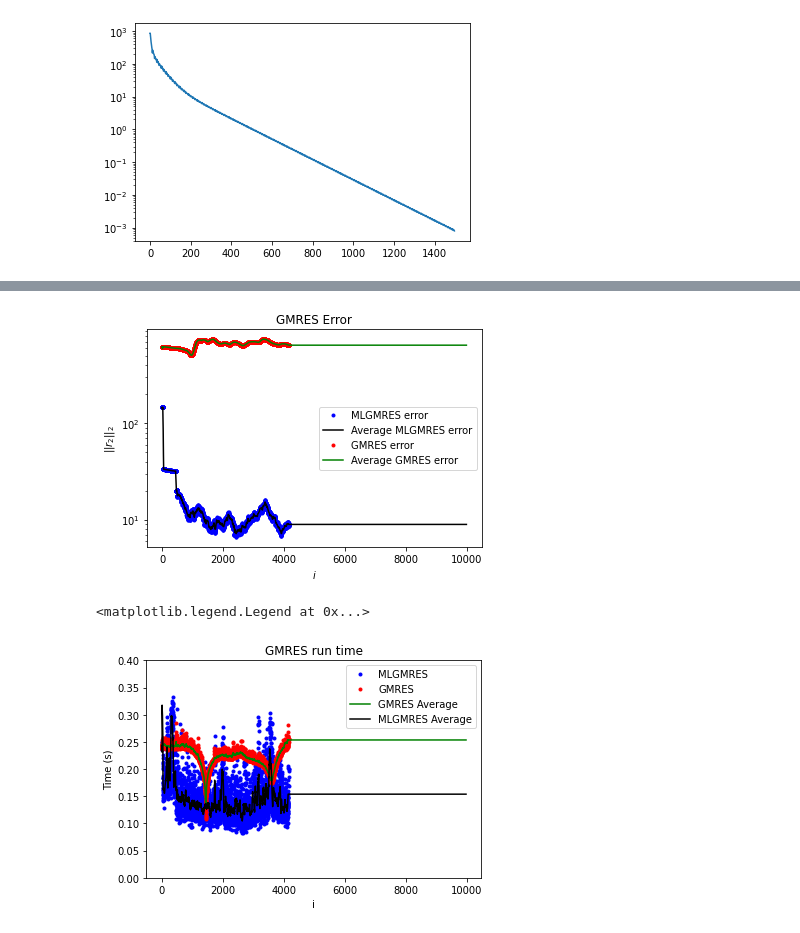
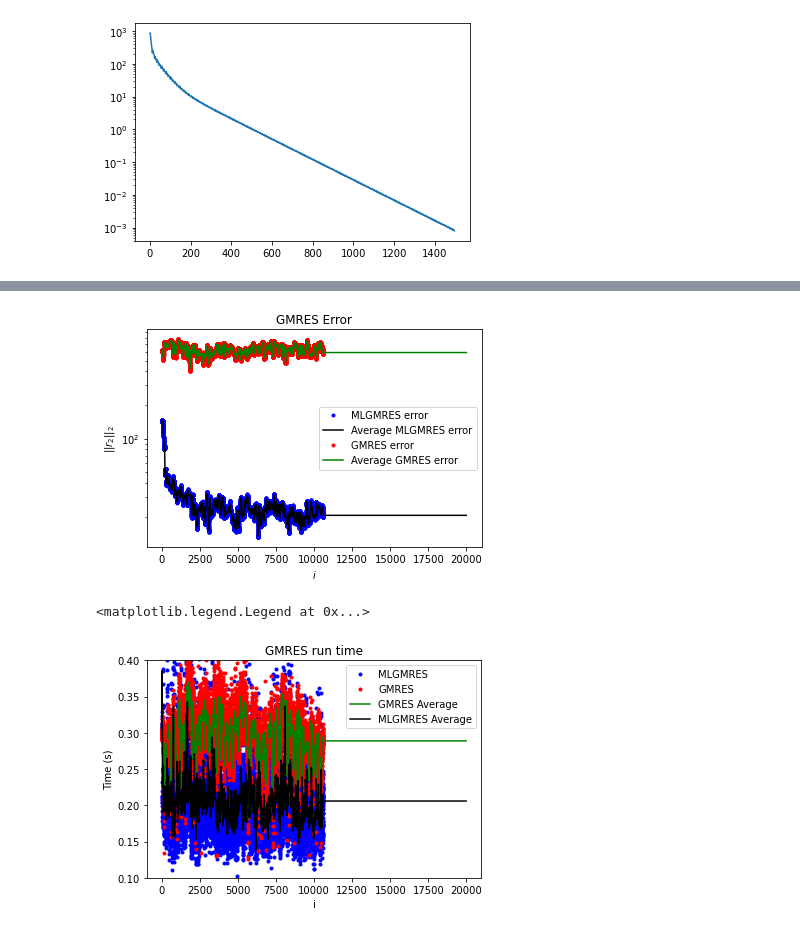
Before and after one commit to ML4FnP/GMRES-Learning, a Jupyter notebook: Underdamped Particle Demo.ipynb, the cells around one changed output, grey strips where cells are left out. Drawn from its saved outputs; the diff is of its cells as text; code cells hidden in the pictures.

```diff
--- a/Underdamped Particle Demo.ipynb
+++ b/Underdamped Particle Demo.ipynb
@@ -44,8 +49,8 @@ def A_numba(x):
 AType = '2D Laplacian'
 
 # Uniform time-step used
-dt = 0.0001
-n_steps = 10000
+dt = 1e-3  # 1e-4
+n_steps = 20000
 # %%
 def particle(X, Y, x, y, charge, sigma):
     b = charge*Gauss_pdf_2D(X, Y, x, y, sigma)
@@ -70,10 +75,11 @@ InputDim  = dim
 OutputDim = dim
 # Number of samples to collect before using preduction from Neural Network:
 Initial_set = 32
+retrain_freq = 16
 
 nn_precon = CNNPredictorOnline_2D(InputDim, OutputDim, Area, dx, FluidNet2D30)
 # TODO: using diagnostic_probe=10 => end of first inner loop for the current setup => generalize this
-trainer   = PreconditionerTrainer(nn_precon, Initial_set=Initial_set, diagnostic_probe=22)
+trainer   = PreconditionerTrainer(nn_precon, Initial_set=Initial_set, diagnostic_probe=22, retrain_freq=retrain_freq)
 
 @timer
 @cnn_preconditionerOnline_timed_2D(trainer)
@@ -294,28 +300,28 @@ legend(loc='best')
 yscale("log")
 # pp.savefig('AdvectDiff_Error.png')
 # %% [output]
-[figure, old version]
+[figure, new version]
 # %%
 # plot(trainer.ML_GMRES_Time_list,'.b',label='MLGMRES')
 # plot(GmresRunTimeOriginal,'.r', label='GMRES')
 # plot(count[20:-1],GmresRunTimeOriginal_AVG[20:-1],'g', label='GMRES Average')
 # plot(count[20:-1],ML_GMRES_Time_AVG[20:-1],'k', label='MLGMRES Average')
 
 plot(trainer.ML_GMRES_Time_list,'.b',label='MLGMRES')
 plot(GmresRunTimeOriginal,'.r', label='GMRES')
 plot(GmresRunTimeOriginal_AVG[20:-1],'g', label='GMRES Average')
 plot(ML_GMRES_Time_AVG[20:-1],'k', label='MLGMRES Average')
 
-ylim(0, 0.4)
+ylim(0.1, 0.4)
 
 ylabel('Time (s)')
 xlabel('i')
 title('GMRES run time')
 legend(loc='best')
 # pp.savefig('AdvectDiff_time.png')
 # %% [output]
 <matplotlib.legend.Legend at 0x...>
-[figure, old version]
+[figure, new version]
 # %%
 RHSIndex=-1
 semilogy(NonML_Err_List_Full[RHSIndex],'r',label='GMRES',linewidth=2)
```
Also changed, not shown: parts of 5 cells of this notebook, 4 other files.
